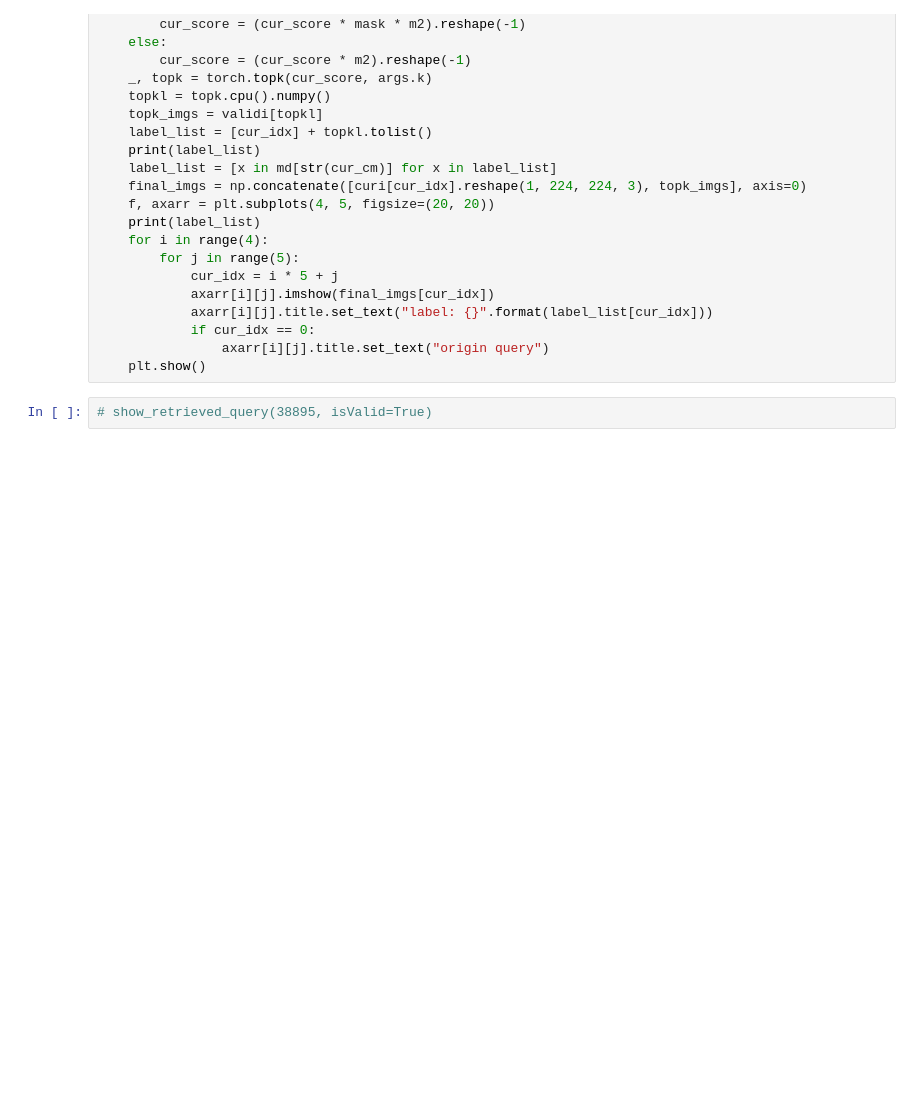
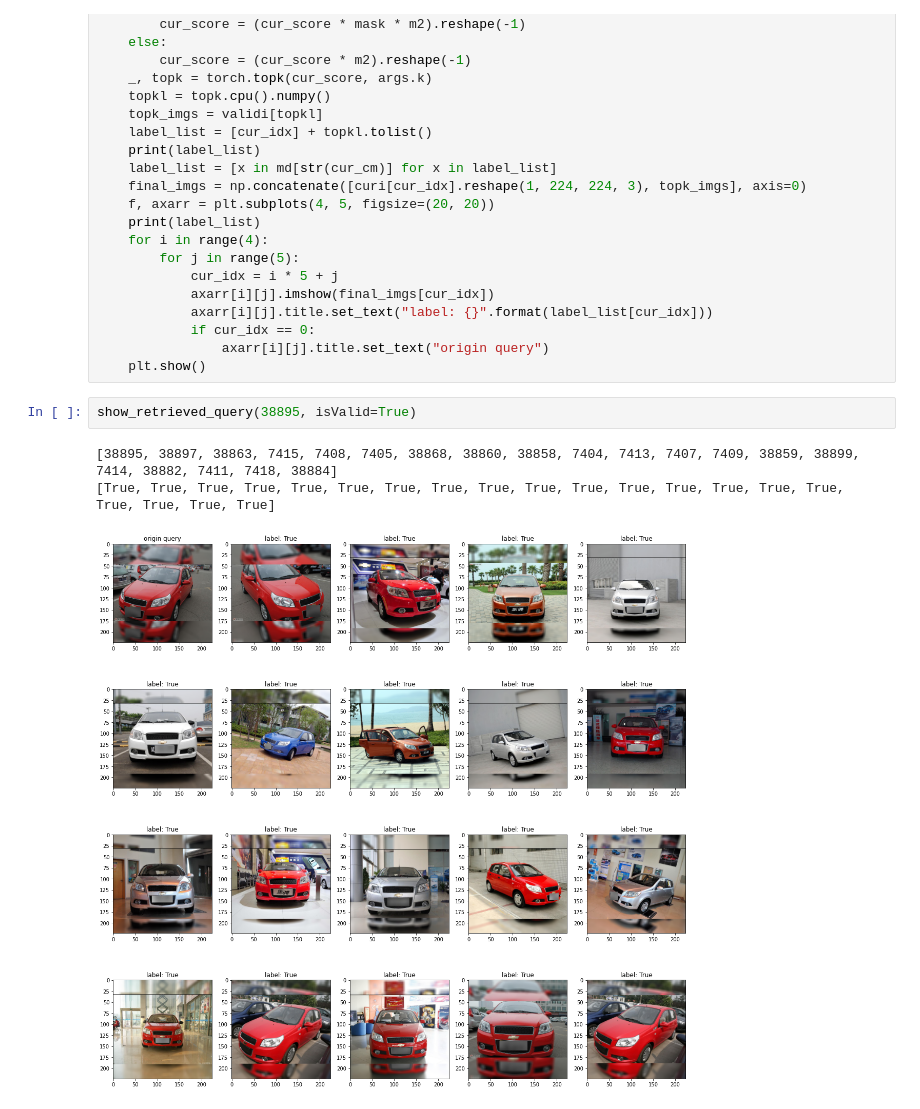
Before and after one commit to chungdz/Image_retrieve, a Jupyter notebook: dataset_diff.ipynb, the cells around one changed output. Drawn from its saved outputs; the diff is of its cells as text; blank space fills up the shorter version.

```diff
--- a/dataset_diff.ipynb
+++ b/dataset_diff.ipynb
@@ -115,5 +115,9 @@ def show_retrieved_query(cur_idx, isValid=False):
                 axarr[i][j].title.set_text("origin query")
     plt.show()
 # %%
-# show_retrieved_query(38895, isValid=True)
+show_retrieved_query(38895, isValid=True)
+# %% [output]
+[38895, 38897, 38863, 7415, 7408, 7405, 38868, 38860, 38858, 7404, 7413, 7407, 7409, 38859, 38899, 7414, 38882, 7411, 7418, 38884]
+[True, True, True, True, True, True, True, True, True, True, True, True, True, True, True, True, True, True, True, True]
+[figure, added]
 # %%
```
Also changed, not shown: parts of 1 cell of this notebook.
